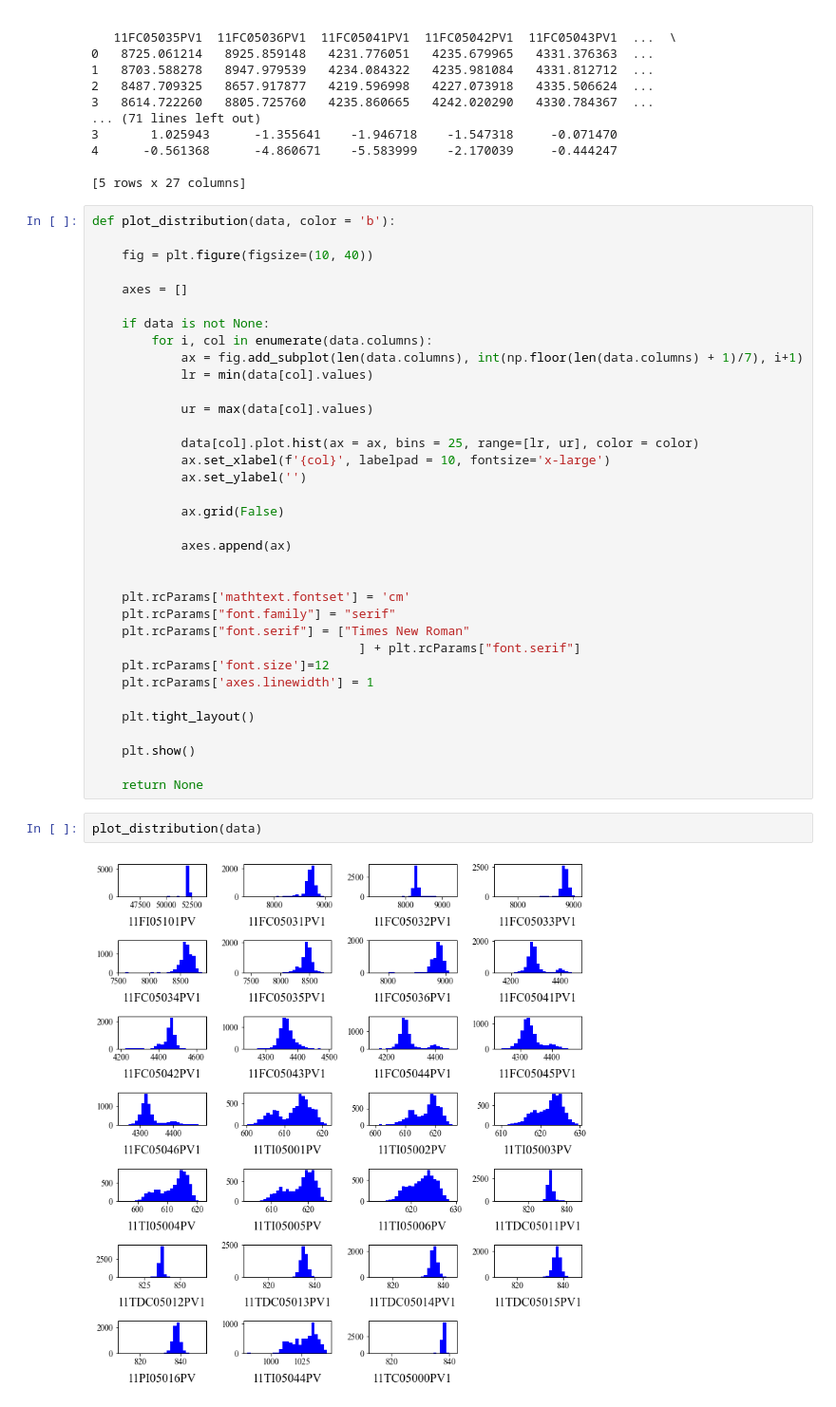
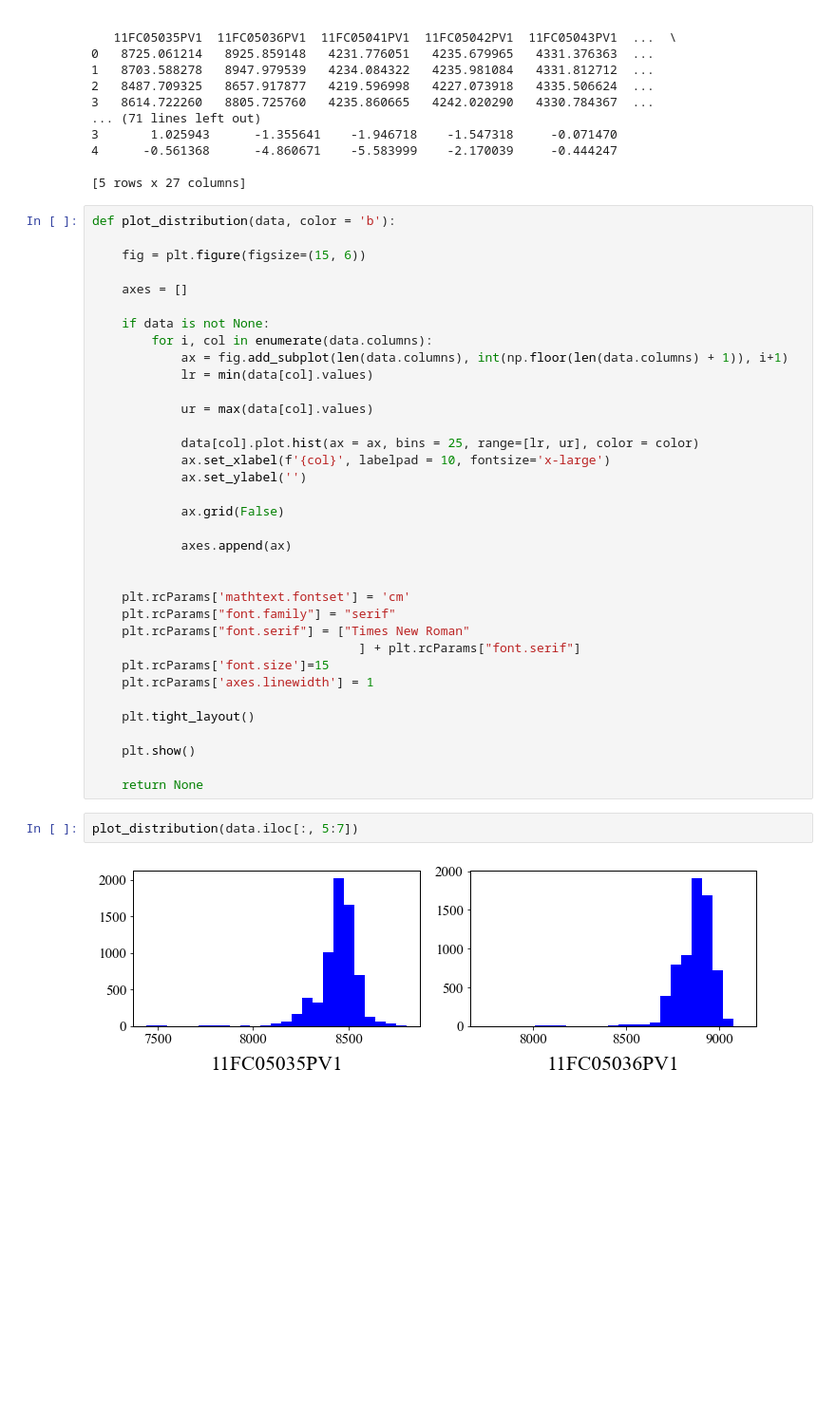
Before and after one commit to lbrice1/ai_cheme_examples, a Jupyter notebook: notebooks/2.4-lbm-example-2-4-scaling.ipynb, the cells around one changed output. Shown: that part at 95% size. Saved outputs shown, nothing was run; the diff lists cells and outputs as text; blank space fills up the shorter version.

```diff
--- a/notebooks/2.4-lbm-example-2-4-scaling.ipynb
+++ b/notebooks/2.4-lbm-example-2-4-scaling.ipynb
@@ -66,13 +66,13 @@ print(standard_data.head())
 # %%
 def plot_distribution(data, color = 'b'):
 
-    fig = plt.figure(figsize=(10, 40))
+    fig = plt.figure(figsize=(15, 6))
 
     axes = []
 
     if data is not None:
         for i, col in enumerate(data.columns):
-            ax = fig.add_subplot(len(data.columns), int(np.floor(len(data.columns) + 1)/7), i+1)
+            ax = fig.add_subplot(len(data.columns), int(np.floor(len(data.columns) + 1)), i+1)
             lr = min(data[col].values)
 
             ur = max(data[col].values)
@@ -90,7 +90,7 @@ def plot_distribution(data, color = 'b'):
     plt.rcParams["font.family"] = "serif"
     plt.rcParams["font.serif"] = ["Times New Roman"
                                     ] + plt.rcParams["font.serif"]
-    plt.rcParams['font.size']=12
+    plt.rcParams['font.size']=15
     plt.rcParams['axes.linewidth'] = 1
 
     plt.tight_layout()
@@ -99,7 +99,7 @@ def plot_distribution(data, color = 'b'):
 
     return None
 # %%
-plot_distribution(data)
+plot_distribution(data.iloc[:, 5:7])
 # %% [output]
-[figure, old version]
+[figure, new version]
 # %%
```
Also changed, not shown: parts of 2 cells of this notebook, 10 other files.
